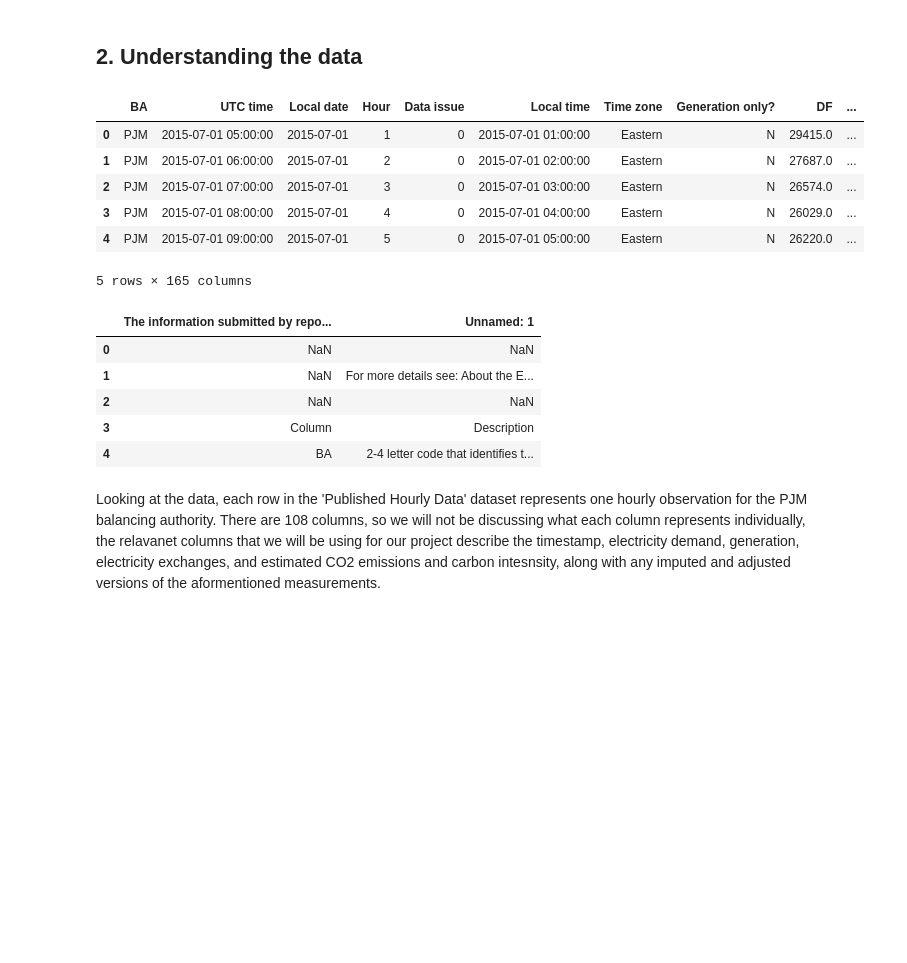
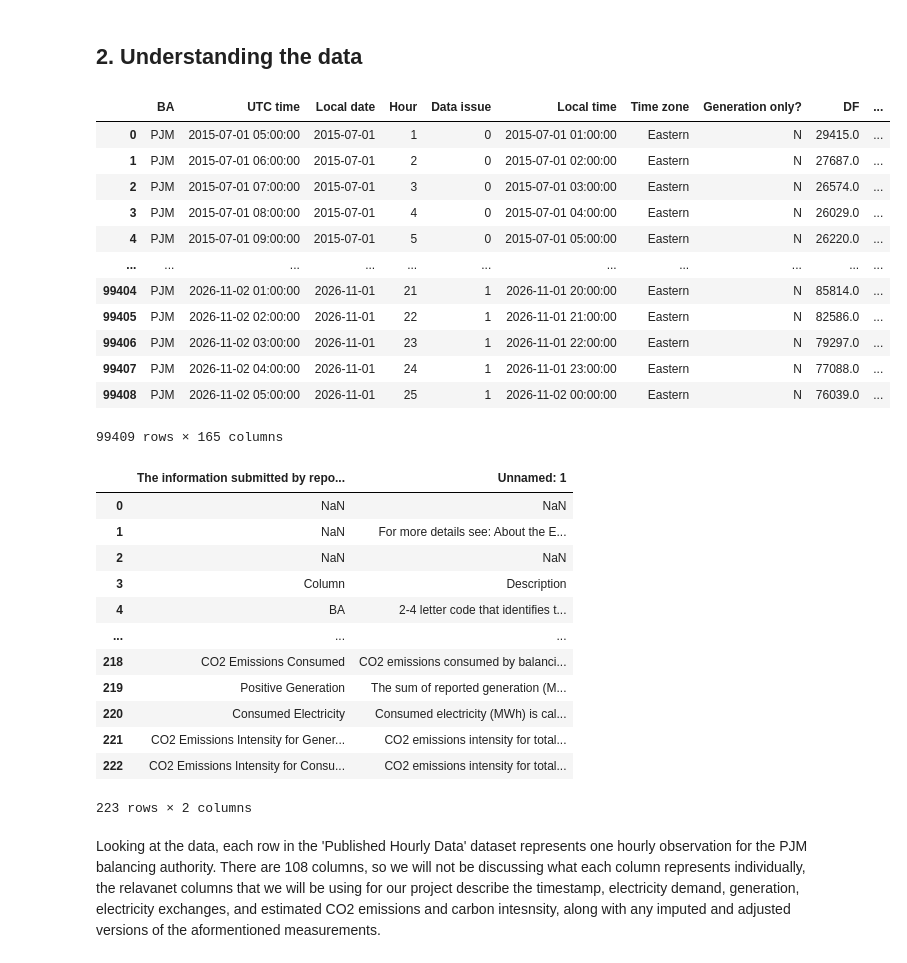
Before and after one commit to refreshminht/ac209a_low_carbon_computing, a Jupyter notebook: notebooks/01_data_cleaning.ipynb, the cells around one changed output. Cells and saved outputs as stored; diff of their text form; code cells hidden in the pictures; blank space fills up the shorter version.

```diff
--- a/notebooks/01_data_cleaning.ipynb
+++ b/notebooks/01_data_cleaning.ipynb
@@ -57,22 +59,35 @@ Downloaded Excel file size: 114.54 MB
 issues_df = pd.read_excel(excel_file, sheet_name = "Known Data Issues")
 notes_df = pd.read_excel(excel_file, sheet_name = "Notes")
 # %%
-display(issues_df.head())
-display(notes_df.head())
+display(issues_df)
+display(notes_df)
 # %% [output]
 |  | BA | UTC time | Local date | Hour | Data issue | Local time | Time zone | Generation only? | DF | ... |
 | 0 | PJM | 2015-07-01 05:00:00 | 2015-07-01 | 1 | 0 | 2015-07-01 01:00:00 | Eastern | N | 29415.0 | ... |
 | 1 | PJM | 2015-07-01 06:00:00 | 2015-07-01 | 2 | 0 | 2015-07-01 02:00:00 | Eastern | N | 27687.0 | ... |
 | 2 | PJM | 2015-07-01 07:00:00 | 2015-07-01 | 3 | 0 | 2015-07-01 03:00:00 | Eastern | N | 26574.0 | ... |
 | 3 | PJM | 2015-07-01 08:00:00 | 2015-07-01 | 4 | 0 | 2015-07-01 04:00:00 | Eastern | N | 26029.0 | ... |
 | 4 | PJM | 2015-07-01 09:00:00 | 2015-07-01 | 5 | 0 | 2015-07-01 05:00:00 | Eastern | N | 26220.0 | ... |
+| ... | ... | ... | ... | ... | ... | ... | ... | ... | ... | ... |
+| 99404 | PJM | 2026-11-02 01:00:00 | 2026-11-01 | 21 | 1 | 2026-11-01 20:00:00 | Eastern | N | 85814.0 | ... |
+| 99405 | PJM | 2026-11-02 02:00:00 | 2026-11-01 | 22 | 1 | 2026-11-01 21:00:00 | Eastern | N | 82586.0 | ... |
+| 99406 | PJM | 2026-11-02 03:00:00 | 2026-11-01 | 23 | 1 | 2026-11-01 22:00:00 | Eastern | N | 79297.0 | ... |
+| 99407 | PJM | 2026-11-02 04:00:00 | 2026-11-01 | 24 | 1 | 2026-11-01 23:00:00 | Eastern | N | 77088.0 | ... |
+| 99408 | PJM | 2026-11-02 05:00:00 | 2026-11-01 | 25 | 1 | 2026-11-02 00:00:00 | Eastern | N | 76039.0 | ... |
-5 rows × 165 columns
+99409 rows × 165 columns
 |  | The information submitted by repo... | Unnamed: 1 |
 | 0 | NaN | NaN |
 | 1 | NaN | For more details see: About the E... |
 | 2 | NaN | NaN |
 | 3 | Column | Description |
 | 4 | BA | 2-4 letter code that identifies t... |
+| ... | ... | ... |
+| 218 | CO2 Emissions Consumed | CO2 emissions consumed by balanci... |
+| 219 | Positive Generation | The sum of reported generation (M... |
+| 220 | Consumed Electricity | Consumed electricity (MWh) is cal... |
+| 221 | CO2 Emissions Intensity for Gener... | CO2 emissions intensity for total... |
+| 222 | CO2 Emissions Intensity for Consu... | CO2 emissions intensity for total... |
+223 rows × 2 columns
 # %% [markdown]
 Looking at the data, each row in the 'Published Hourly Data' dataset represents one hourly observation for the PJM balancing authority. There are 108 columns, so we will not be discussing what each column represents individually, the relavanet columns that we will be using for our project describe the timestamp, electricity demand, generation, electricity exchanges, and estimated CO2 emissions and carbon intesnsity, along with any imputed and adjusted versions of the aformentioned measurements.
 # %%
```
Also changed, not shown: parts of 20 cells of this notebook.
